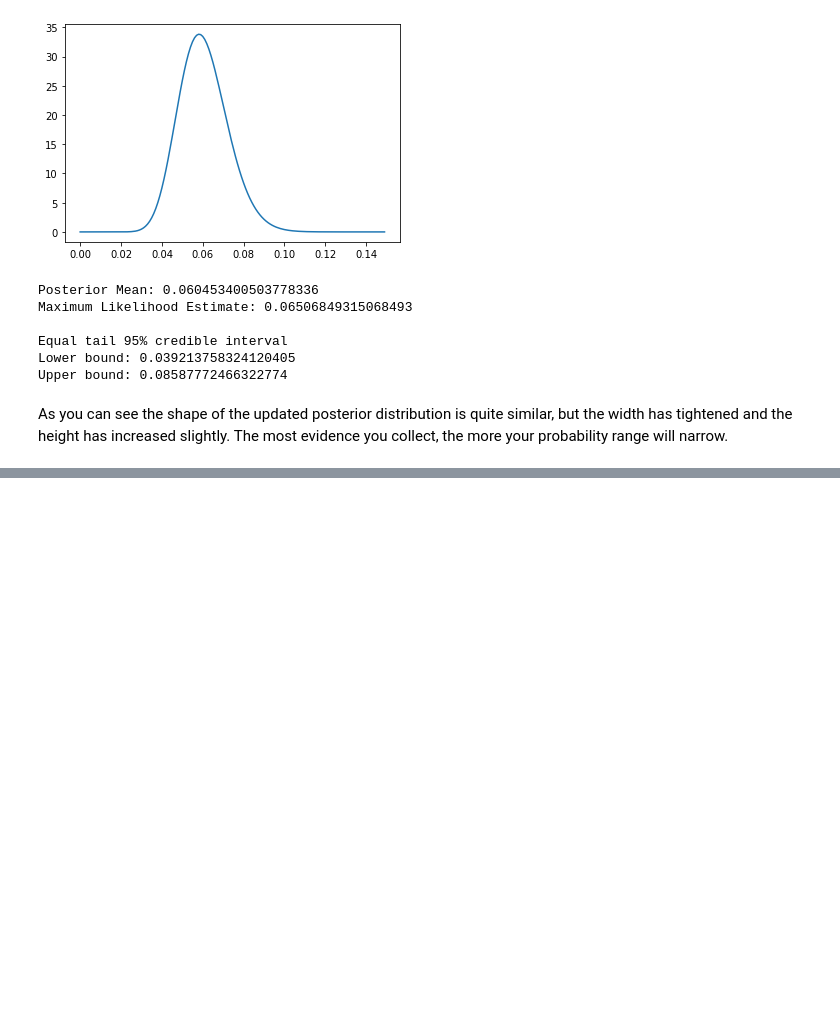
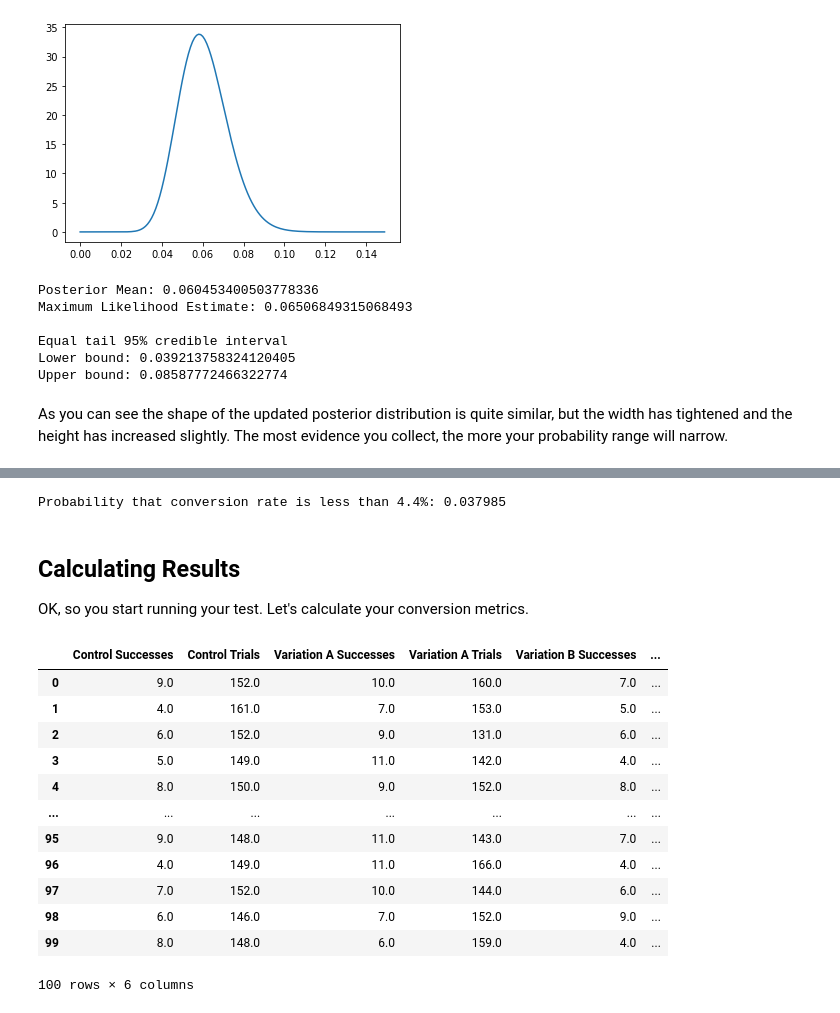
Before and after one commit to javidjamae/data-science, a Jupyter notebook: experimentation/Bayesian-a-b-testing.ipynb, the cells around one changed output, grey strips where cells are left out. Drawn from its saved outputs; the diff is of its cells as text; code cells hidden in the pictures; blank space fills up the shorter version.

```diff
--- a/experimentation/Bayesian-a-b-testing.ipynb
+++ b/experimentation/Bayesian-a-b-testing.ipynb
@@ -336,0 +383,56 @@ Let's see what our outcomes look like on each day.
+# %%
+# https://youtu.be/UxEFAkDlkiA?t=2033
+n=200000
+threshold=.044
+
+samples=beta.rvs(size=n,a=500,b=10000,loc=0,scale=1)
+value_at_risk = np.mean( samples < threshold )
+print("Probability that conversion rate is less than 4.4%:", value_at_risk )
+# %% [output]
+Probability that conversion rate is less than 4.4%: 0.037985
+# %% [markdown]
+## Calculating Results
+
+OK, so you start running your test. Let's calculate your conversion metrics.
+# %%
+import pandas as pd
+
+days = 100
+trials_per_day = 150
+variance = .01
+
+control_success_rate = .05
+variation_a_success_rate = .06
+variation_b_success_rate = .04
+
+
+def generate_success_array( success_rate ):
+    return np.random.normal( success_rate * trials_per_day, variance * trials_per_day, days).round()
+
+def generate_trials_array():
+    return np.random.normal( 150, 10, days).round()
+
+d = {
+    'Control Successes':     generate_success_array( control_success_rate ),
+    'Control Trials':        generate_trials_array(),
+    'Variation A Successes': generate_success_array( variation_a_success_rate ),
+    'Variation A Trials':    generate_trials_array(),
+    'Variation B Successes': generate_success_array( variation_b_success_rate ),
+    'Variation B Trials':    generate_trials_array(),
+}
+experiment_data = pd.DataFrame( d )
+experiment_data
+# %% [output]
+|  | Control Successes | Control Trials | Variation A Successes | Variation A Trials | Variation B Successes | ... |
+| 0 | 9.0 | 152.0 | 10.0 | 160.0 | 7.0 | ... |
+| 1 | 4.0 | 161.0 | 7.0 | 153.0 | 5.0 | ... |
+| 2 | 6.0 | 152.0 | 9.0 | 131.0 | 6.0 | ... |
+| 3 | 5.0 | 149.0 | 11.0 | 142.0 | 4.0 | ... |
+| 4 | 8.0 | 150.0 | 9.0 | 152.0 | 8.0 | ... |
+| ... | ... | ... | ... | ... | ... | ... |
+| 95 | 9.0 | 148.0 | 11.0 | 143.0 | 7.0 | ... |
+| 96 | 4.0 | 149.0 | 11.0 | 166.0 | 4.0 | ... |
+| 97 | 7.0 | 152.0 | 10.0 | 144.0 | 6.0 | ... |
+| 98 | 6.0 | 146.0 | 7.0 | 152.0 | 9.0 | ... |
+| 99 | 8.0 | 148.0 | 6.0 | 159.0 | 4.0 | ... |
+100 rows × 6 columns
```
Also changed, not shown: parts of 19 cells of this notebook.
